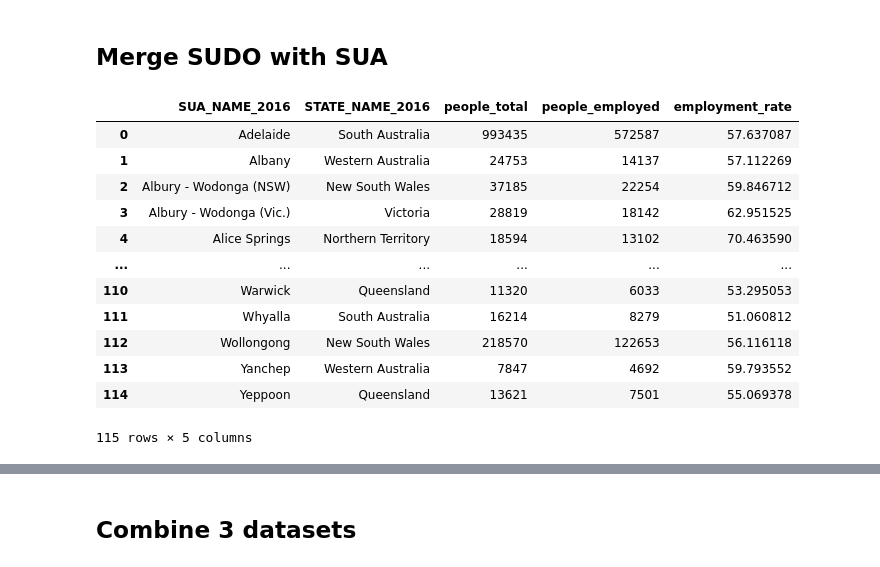
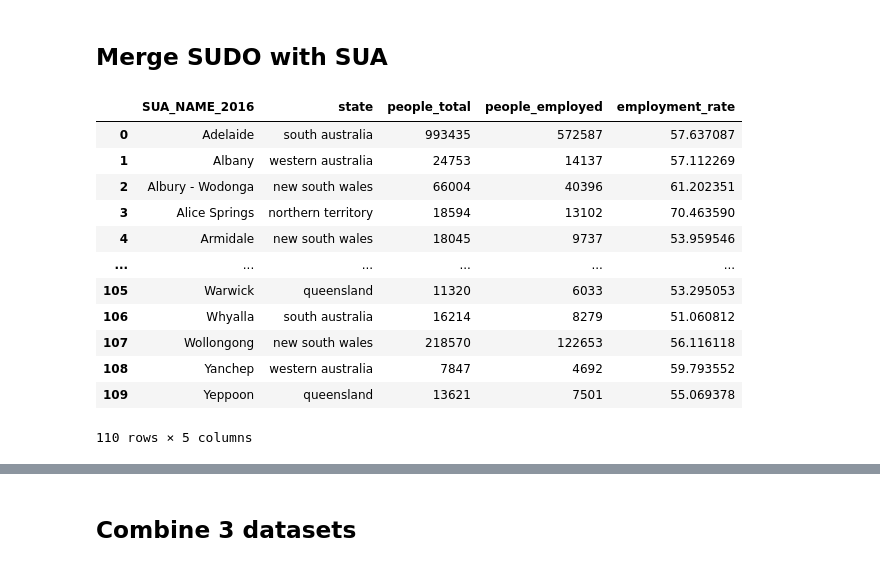
Before and after one commit to junhual1/CCCA2, a Jupyter notebook: preprocessing/SUDO_preprocessing.ipynb, the cells around one changed output, grey strips where cells are left out. Saved outputs shown, nothing was run; the diff lists cells and outputs as text; code cells hidden in the pictures.

```diff
--- a/preprocessing/SUDO_preprocessing.ipynb
+++ b/preprocessing/SUDO_preprocessing.ipynb
@@ -177,41 +168,21 @@ year_full
 SUA_employ = pd.merge(joined_area, emp_df, how='inner', left_on = 'SA2_MAINCODE_2016', right_on='SA2_maincode')
 SUA_employ = SUA_employ.drop(columns=['SA2_MAINCODE_2016','SA2_maincode'])
 # %%
-SUA_employ = SUA_employ.groupby(['SUA_NAME_2016','STATE_NAME_2016'])['people_total','people_employed'].sum()
+SUA_employ = SUA_employ.groupby(['SUA_NAME_2016','state'])['people_total','people_employed'].sum()
 SUA_employ = SUA_employ.reset_index()
-
-# Find duplicate values in the 'Name' column
-SUA_employ_dup = SUA_employ.duplicated(subset='SUA_NAME_2016', keep=False)
-duplicate_rows = SUA_employ[SUA_employ_dup]
+SUA_employ['employment_rate'] = SUA_employ['people_employed'] / SUA_employ['people_total'] * 100
+SUA_employ
+# %% [output]
+|  | SUA_NAME_2016 | state | people_total | people_employed | employment_rate |
+| 0 | Adelaide | south australia | 993435 | 572587 | 57.637087 |
+| 1 | Albany | western australia | 24753 | 14137 | 57.112269 |
+| 2 | Albury - Wodonga | new south wales | 66004 | 40396 | 61.202351 |
+| 3 | Alice Springs | northern territory | 18594 | 13102 | 70.463590 |
+| 4 | Armidale | new south wales | 18045 | 9737 | 53.959546 |
+| ... | ... | ... | ... | ... | ... |
+| 105 | Warwick | queensland | 11320 | 6033 | 53.295053 |
+| 106 | Whyalla | south australia | 16214 | 8279 | 51.060812 |
+| 107 | Wollongong | new south wales | 218570 | 122653 | 56.116118 |
+| 108 | Yanchep | western australia | 7847 | 4692 | 59.793552 |
+| 109 | Yeppoon | queensland | 13621 | 7501 | 55.069378 |
+110 rows × 5 columns
-# %%
-state_dict ={
-    "New South Wales":" (NSW)",
-    "Victoria":" (Vic.)",
-    "Australian Capital Territory":" (ACT)",
-    "South Australia":" (SA)",
-    "Western Australia":" (WA)",
-    "Tasmania":" (Tas.)",
-    "Queensland":" (Qld)",
-    "Northern Territory":" (NT)",
-    "Other Territories":" (OT)"}
-
-for idx,row in duplicate_rows.iterrows():
-    if '(' not in row['SUA_NAME_2016']:
-        SUA_employ.loc[idx, 'SUA_NAME_2016'] = row['SUA_NAME_2016'] + state_dict[row['STATE_NAME_2016']]
-
-SUA_employ['employment_rate'] = SUA_employ['people_employed'] / SUA_employ['people_total'] * 100
-SUA_employ
-# %% [output]
-|  | SUA_NAME_2016 | STATE_NAME_2016 | people_total | people_employed | employment_rate |
-| 0 | Adelaide | South Australia | 993435 | 572587 | 57.637087 |
-| 1 | Albany | Western Australia | 24753 | 14137 | 57.112269 |
-| 2 | Albury - Wodonga (NSW) | New South Wales | 37185 | 22254 | 59.846712 |
-| 3 | Albury - Wodonga (Vic.) | Victoria | 28819 | 18142 | 62.951525 |
-| 4 | Alice Springs | Northern Territory | 18594 | 13102 | 70.463590 |
-| ... | ... | ... | ... | ... | ... |
-| 110 | Warwick | Queensland | 11320 | 6033 | 53.295053 |
-| 111 | Whyalla | South Australia | 16214 | 8279 | 51.060812 |
-| 112 | Wollongong | New South Wales | 218570 | 122653 | 56.116118 |
-| 113 | Yanchep | Western Australia | 7847 | 4692 | 59.793552 |
-| 114 | Yeppoon | Queensland | 13621 | 7501 | 55.069378 |
-115 rows × 5 columns
```
Also changed, not shown: parts of 10 cells of this notebook, 1 other file.
